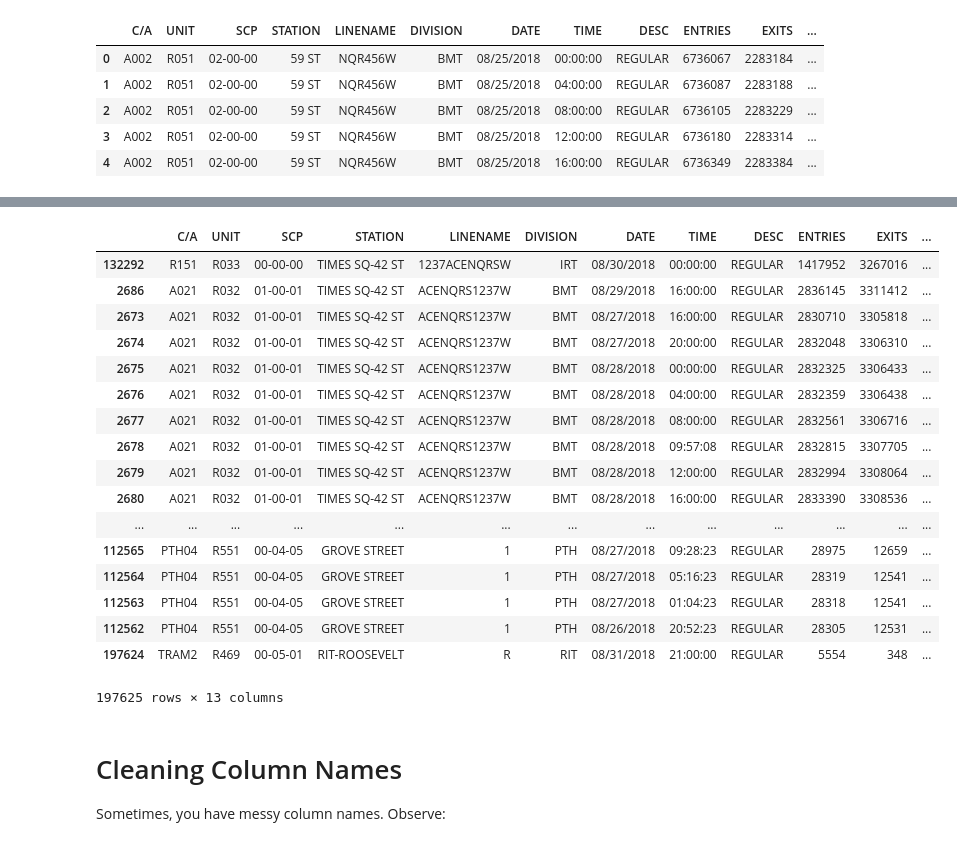
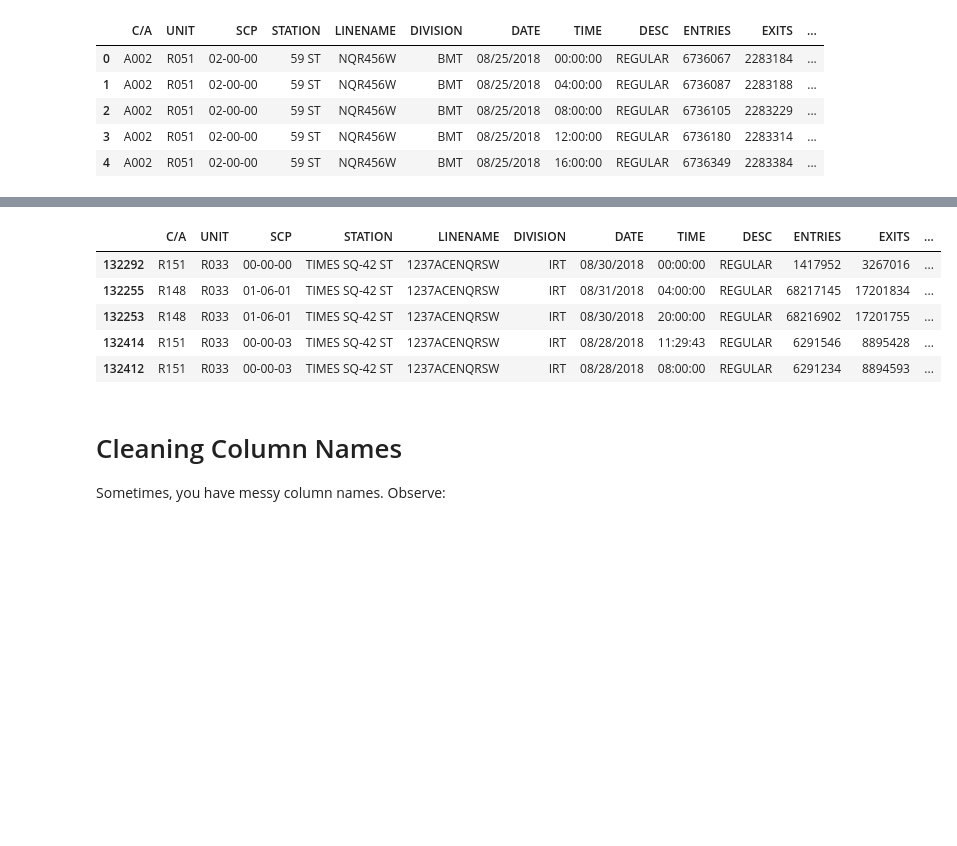
Before and after one commit to isabelmag/ds-skills-pandas-cleaning-nyc-ds-091018, a Jupyter notebook: index.ipynb, the cells around one changed output, grey strips where cells are left out. Drawn from its saved outputs; the diff is of its cells as text; code cells hidden in the pictures; blank space fills up the shorter version.

```diff
--- a/index.ipynb
+++ b/index.ipynb
@@ -113,7 +113,7 @@ df.head(5)
 | 3 | A002 | R051 | 02-00-00 | 59 ST | NQR456W | BMT | 08/25/2018 | 12:00:00 | REGULAR | 6736180 | 2283314 | ... |
 | 4 | A002 | R051 | 02-00-00 | 59 ST | NQR456W | BMT | 08/25/2018 | 16:00:00 | REGULAR | 6736349 | 2283384 | ... |
 # %%
-df['Num_Lines'] = df.LINENAME.map(lambda line: len(line))
+df['Num_Lines1'] = df.LINENAME.map(lambda line: len(line))
 df.head(10)
 # %% [output]
 |  | C/A | UNIT | SCP | STATION | LINENAME | DIVISION | DATE | TIME | DESC | ENTRIES | EXITS | ... |
@@ -130,24 +130,13 @@ df.head(10)
 # %%
-df.sort_values('Num_Lines', ascending=False, inplac)
+df.sort_values('Num_Lines', ascending=False, inplace=True)
+df.head()
 # %% [output]
 |  | C/A | UNIT | SCP | STATION | LINENAME | DIVISION | DATE | TIME | DESC | ENTRIES | EXITS | ... |
 | 132292 | R151 | R033 | 00-00-00 | TIMES SQ-42 ST | 1237ACENQRSW | IRT | 08/30/2018 | 00:00:00 | REGULAR | 1417952 | 3267016 | ... |
-| 2686 | A021 | R032 | 01-00-01 | TIMES SQ-42 ST | ACENQRS1237W | BMT | 08/29/2018 | 16:00:00 | REGULAR | 2836145 | 3311412 | ... |
-| 2673 | A021 | R032 | 01-00-01 | TIMES SQ-42 ST | ACENQRS1237W | BMT | 08/27/2018 | 16:00:00 | REGULAR | 2830710 | 3305818 | ... |
-| 2674 | A021 | R032 | 01-00-01 | TIMES SQ-42 ST | ACENQRS1237W | BMT | 08/27/2018 | 20:00:00 | REGULAR | 2832048 | 3306310 | ... |
-| 2675 | A021 | R032 | 01-00-01 | TIMES SQ-42 ST | ACENQRS1237W | BMT | 08/28/2018 | 00:00:00 | REGULAR | 2832325 | 3306433 | ... |
-| 2676 | A021 | R032 | 01-00-01 | TIMES SQ-42 ST | ACENQRS1237W | BMT | 08/28/2018 | 04:00:00 | REGULAR | 2832359 | 3306438 | ... |
-| 2677 | A021 | R032 | 01-00-01 | TIMES SQ-42 ST | ACENQRS1237W | BMT | 08/28/2018 | 08:00:00 | REGULAR | 2832561 | 3306716 | ... |
-| 2678 | A021 | R032 | 01-00-01 | TIMES SQ-42 ST | ACENQRS1237W | BMT | 08/28/2018 | 09:57:08 | REGULAR | 2832815 | 3307705 | ... |
-| 2679 | A021 | R032 | 01-00-01 | TIMES SQ-42 ST | ACENQRS1237W | BMT | 08/28/2018 | 12:00:00 | REGULAR | 2832994 | 3308064 | ... |
-| 2680 | A021 | R032 | 01-00-01 | TIMES SQ-42 ST | ACENQRS1237W | BMT | 08/28/2018 | 16:00:00 | REGULAR | 2833390 | 3308536 | ... |
-| ... | ... | ... | ... | ... | ... | ... | ... | ... | ... | ... | ... | ... |
-| 112565 | PTH04 | R551 | 00-04-05 | GROVE STREET | 1 | PTH | 08/27/2018 | 09:28:23 | REGULAR | 28975 | 12659 | ... |
-| 112564 | PTH04 | R551 | 00-04-05 | GROVE STREET | 1 | PTH | 08/27/2018 | 05:16:23 | REGULAR | 28319 | 12541 | ... |
-| 112563 | PTH04 | R551 | 00-04-05 | GROVE STREET | 1 | PTH | 08/27/2018 | 01:04:23 | REGULAR | 28318 | 12541 | ... |
-| 112562 | PTH04 | R551 | 00-04-05 | GROVE STREET | 1 | PTH | 08/26/2018 | 20:52:23 | REGULAR | 28305 | 12531 | ... |
-| 197624 | TRAM2 | R469 | 00-05-01 | RIT-ROOSEVELT | R | RIT | 08/31/2018 | 21:00:00 | REGULAR | 5554 | 348 | ... |
+| 132255 | R148 | R033 | 01-06-01 | TIMES SQ-42 ST | 1237ACENQRSW | IRT | 08/31/2018 | 04:00:00 | REGULAR | 68217145 | 17201834 | ... |
+| 132253 | R148 | R033 | 01-06-01 | TIMES SQ-42 ST | 1237ACENQRSW | IRT | 08/30/2018 | 20:00:00 | REGULAR | 68216902 | 17201755 | ... |
+| 132414 | R151 | R033 | 00-00-03 | TIMES SQ-42 ST | 1237ACENQRSW | IRT | 08/28/2018 | 11:29:43 | REGULAR | 6291546 | 8895428 | ... |
+| 132412 | R151 | R033 | 00-00-03 | TIMES SQ-42 ST | 1237ACENQRSW | IRT | 08/28/2018 | 08:00:00 | REGULAR | 6291234 | 8894593 | ... |
-197625 rows × 13 columns
 # %% [markdown]
 # Cleaning Column Names
 Sometimes, you have messy column names. Observe:
```
Also changed, not shown: parts of 1 cell of this notebook.
